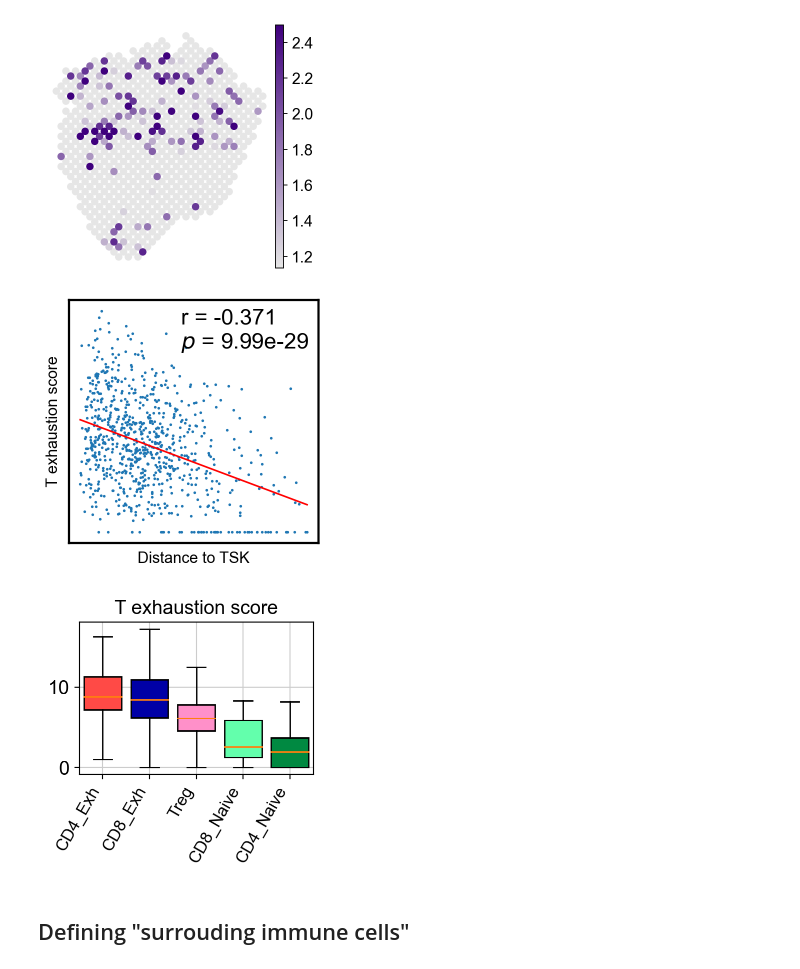
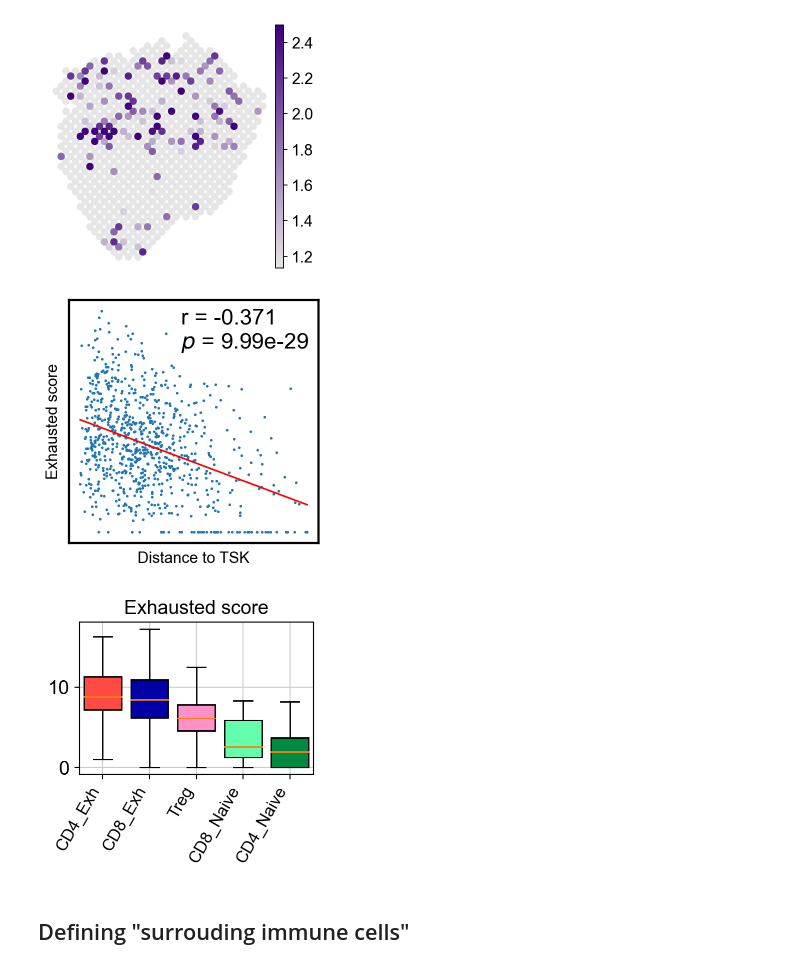
Before and after one commit to zhanglabtools/STALocator, a Jupyter notebook: tutorials/T3_human_SCC.ipynb, the cells around one changed output. Cells and saved outputs as stored; diff of their text form; code cells hidden in the pictures.

```diff
--- a/tutorials/T3_human_SCC.ipynb
+++ b/tutorials/T3_human_SCC.ipynb
@@ -267,8 +267,8 @@ T_exhaustion_score_sc_keep=pd.DataFrame(np.sum(adata_sc_keep[:,T_exhaustion_gene
 adata_sc_keep.obs.loc[T_exhaustion_score_sc_keep.index,T_exhaustion_score_sc_keep.columns]=T_exhaustion_score_sc_keep
 # %%
 # T-exhaustion score and distance from TSKs of T cells.
-cell_map_df.loc[:,["T_exhaustion_score","level1_celltype"]]=\
-adata_sc_keep.obs.loc[cell_map_df.index,["T_exhaustion_score","level1_celltype"]]
+cell_map_df.loc[:,["exhaustion_score","level1_celltype"]]=\
+adata_sc_keep.obs.loc[cell_map_df.index,["exhaustion_score","level1_celltype"]]
 T_map_df=cell_map_df[cell_map_df["level1_celltype"]=="Tcell"]
 distances = cdist(T_map_df[["coor_x","coor_y"]], ref_samples)
 min_dist = np.min(distances, axis=1)
@@ -277,7 +277,7 @@ T_map_df["Dist_with_TSK"]=min_dist_df["Dist_with_TSK"]
 # %%
 sc.set_figure_params(dpi=80, figsize=(4, 4))
 x=T_map_df["Dist_with_TSK"]
-y=T_map_df["T_exhaustion_score"]
+y=T_map_df["exhaustion_score"]
 coefficients = np.polyfit(x, y, 1)
 poly = np.poly1d(coefficients)
 x_fit = np.linspace(x.min(), x.max(), 100)
@@ -291,17 +291,17 @@ plt.xticks([])
 plt.yticks([])
 plt.grid(False)
 plt.xlabel('Distance to TSK')
-plt.ylabel('T exhaustion score')
+plt.ylabel('Exhausted score')
 ax = plt.gca()
 for spine in ax.spines.values():
     spine.set_edgecolor('black')
     spine.set_linewidth(2)
 plt.show()
 # %% [output]
-[figure, old version]
+[figure, new version]
 # %%
 # Sort the important T cell subpopulations according to T-exhaustion score.
-grouped = T_map_df.groupby('label')['T_exhaustion_score']
+grouped = T_map_df.groupby('label')['exhaustion_score']
 T_exhaustion_dict={}
 for label, group in grouped:
     T_exhaustion_dict[label]=group
@@ -309,17 +309,17 @@ sorted_T_exhaust = sorted(T_exhaustion_dict.items(), key=lambda x: np.median(x[1
 # %%
 sc.set_figure_params(dpi=100, figsize=(3, 2))
 labels = [item[0] for item in sorted_T_exhaust]
 distances = [item[1] for item in sorted_T_exhaust]
 fig, ax = plt.subplots()
 boxplot = ax.boxplot(distances, sym='k+', showfliers=False, widths=0.8, vert=True, patch_artist=True)
 colors = sc_level3_celltype_color.loc[labels,"color"]
 for patch, color in zip(boxplot['boxes'], colors):
     patch.set_facecolor(color)
 plt.xticks(range(1, len(labels) + 1), labels, rotation=60, ha='right', fontsize=12)
-plt.title("T exhaustion score")
+plt.title("Exhausted score")
 plt.show()
 # %% [output]
-[figure, old version]
+[figure, new version]
 # %% [markdown]
 ## Defining "surrouding immune cells"
 # %%
```
Also changed, not shown: parts of 6 cells of this notebook.
